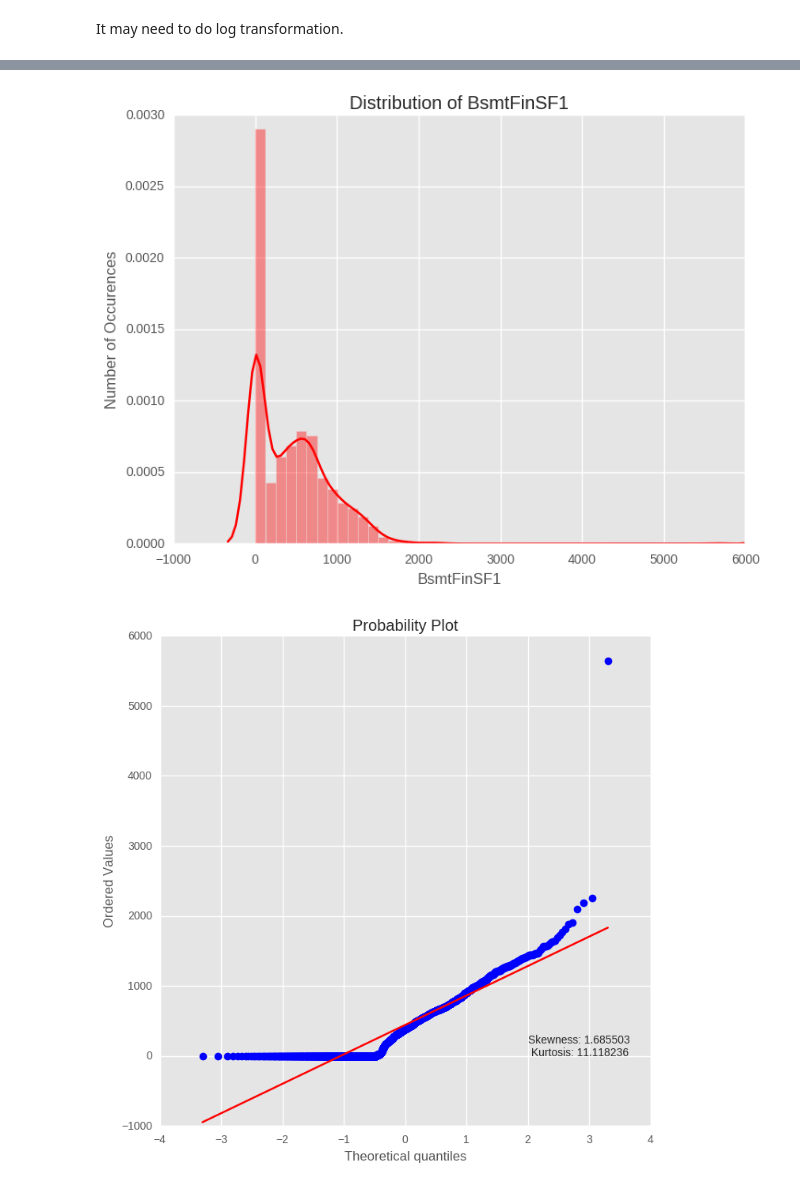
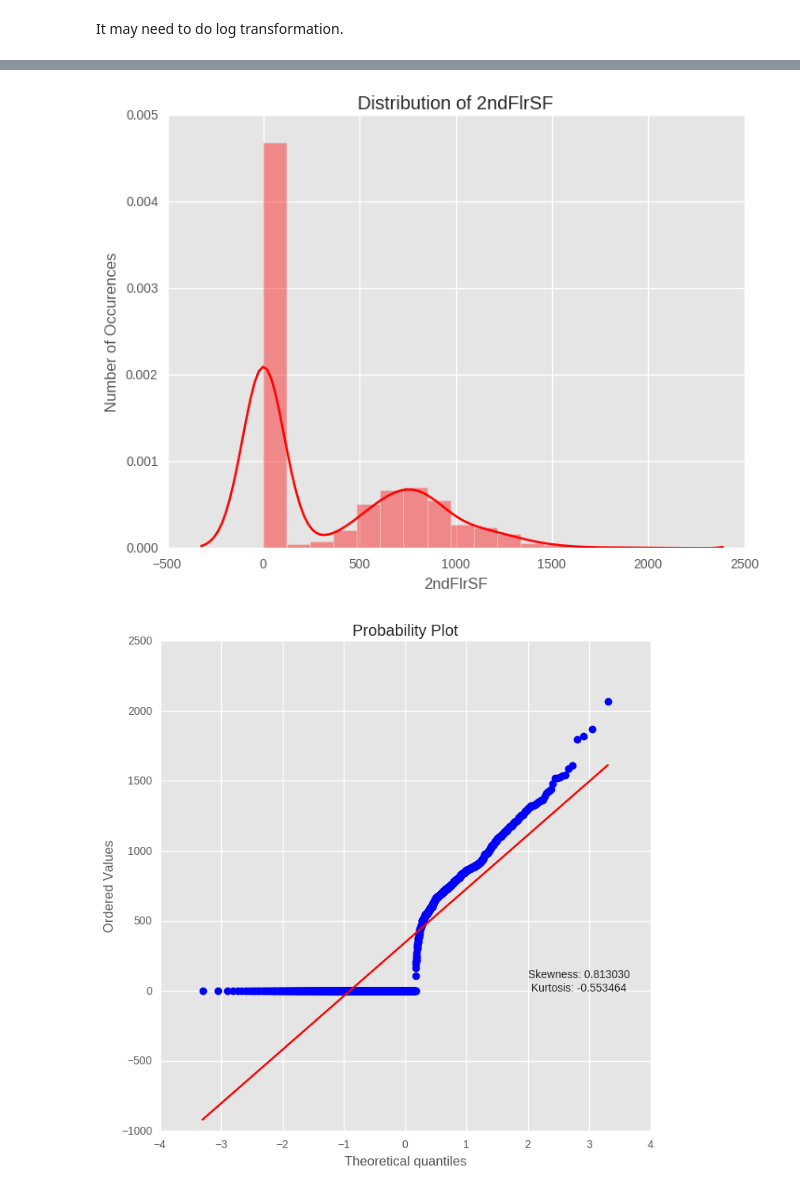
Before and after one commit to dolremi/Housing_Price, a Jupyter notebook: notebook/Data/Numerical_features.ipynb, the cells around one changed output, grey strips where cells are left out. Cells and saved outputs as stored; diff of their text form; code cells hidden in the pictures.

```diff
--- a/notebook/Data/Numerical_features.ipynb
+++ b/notebook/Data/Numerical_features.ipynb
@@ -56,7 +56,7 @@ Let's start from "SalePrice" itself to see the distribution.
 # %%
 def plot_univariate_dist(num, column):
     fig = plt.figure(figsize=(8, 6))
-    d = sns.distplot(num[column], color='r')
+    d = sns.distplot(num[column].dropna(), color='r')
     plt.title("Distribution of " + column)
     plt.ylabel("Number of Occurences")
     plt.xlabel(column)
@@ -160,8 +197,8 @@ Type 1 finished square feet
 # %%
-plot_univariate_dist(num, "BsmtFinSF1")
+plot_univariate_dist(num, "2ndFlrSF")
 # %% [output]
-[figure, old version]
+[figure, new version]
 # %%
-plot_univariate_pp(num, "BsmtFinSF1")
+plot_univariate_pp(num, "2ndFlrSF")
 # %% [output]
-[figure, old version]
+[figure, new version]
```
Also changed, not shown: parts of 17 cells of this notebook, 4 other files.
